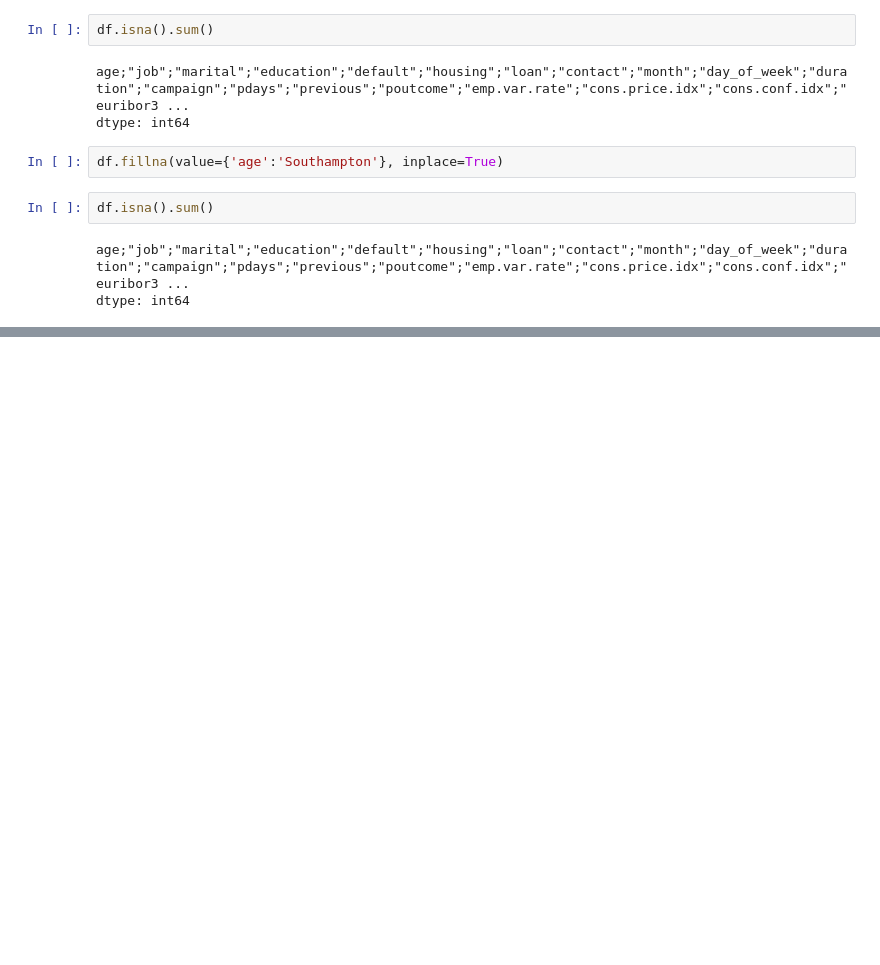
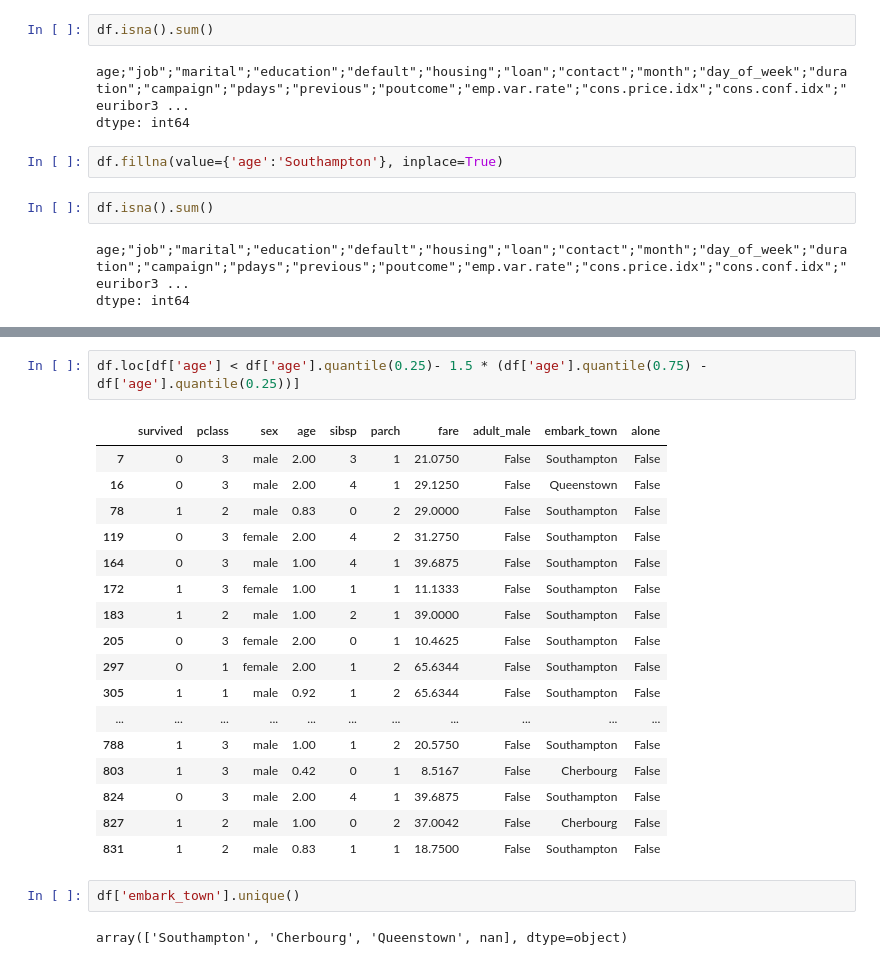
Before and after one commit to RYANETCHUIESSEU/data-set-Titanic, a Jupyter notebook: data/first (2).ipynb, the cells around one changed output, grey strips where cells are left out. Saved outputs shown, nothing was run; the diff lists cells and outputs as text; blank space fills up the shorter version.

```diff
--- a/data/first (2).ipynb
+++ b/data/first (2).ipynb
@@ -239,0 +317,24 @@ def finding_outliers(data,variable_name):
+# %%
+df.loc[df['age'] < df['age'].quantile(0.25)- 1.5 * (df['age'].quantile(0.75) - df['age'].quantile(0.25))]
+# %% [output]
+|  | survived | pclass | sex | age | sibsp | parch | fare | adult_male | embark_town | alone |
+| 7 | 0 | 3 | male | 2.00 | 3 | 1 | 21.0750 | False | Southampton | False |
+| 16 | 0 | 3 | male | 2.00 | 4 | 1 | 29.1250 | False | Queenstown | False |
+| 78 | 1 | 2 | male | 0.83 | 0 | 2 | 29.0000 | False | Southampton | False |
+| 119 | 0 | 3 | female | 2.00 | 4 | 2 | 31.2750 | False | Southampton | False |
+| 164 | 0 | 3 | male | 1.00 | 4 | 1 | 39.6875 | False | Southampton | False |
+| 172 | 1 | 3 | female | 1.00 | 1 | 1 | 11.1333 | False | Southampton | False |
+| 183 | 1 | 2 | male | 1.00 | 2 | 1 | 39.0000 | False | Southampton | False |
+| 205 | 0 | 3 | female | 2.00 | 0 | 1 | 10.4625 | False | Southampton | False |
+| 297 | 0 | 1 | female | 2.00 | 1 | 2 | 65.6344 | False | Southampton | False |
+| 305 | 1 | 1 | male | 0.92 | 1 | 2 | 65.6344 | False | Southampton | False |
+| ... | ... | ... | ... | ... | ... | ... | ... | ... | ... | ... |
+| 788 | 1 | 3 | male | 1.00 | 1 | 2 | 20.5750 | False | Southampton | False |
+| 803 | 1 | 3 | male | 0.42 | 0 | 1 | 8.5167 | False | Cherbourg | False |
+| 824 | 0 | 3 | male | 2.00 | 4 | 1 | 39.6875 | False | Southampton | False |
+| 827 | 1 | 2 | male | 1.00 | 0 | 2 | 37.0042 | False | Cherbourg | False |
+| 831 | 1 | 2 | male | 0.83 | 1 | 1 | 18.7500 | False | Southampton | False |
+# %%
+df['embark_town'].unique()
+# %% [output]
+array(['Southampton', 'Cherbourg', 'Queenstown', nan], dtype=object)
```
Also changed, not shown: parts of 25 cells of this notebook.
